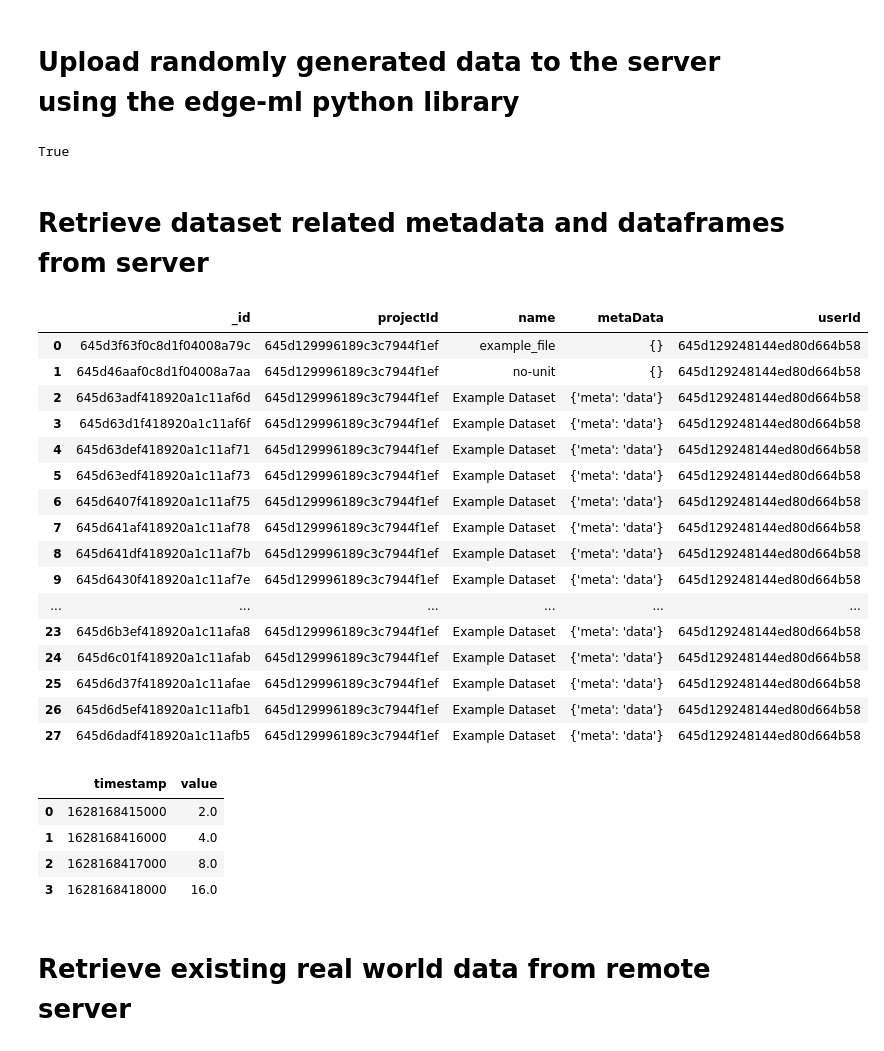
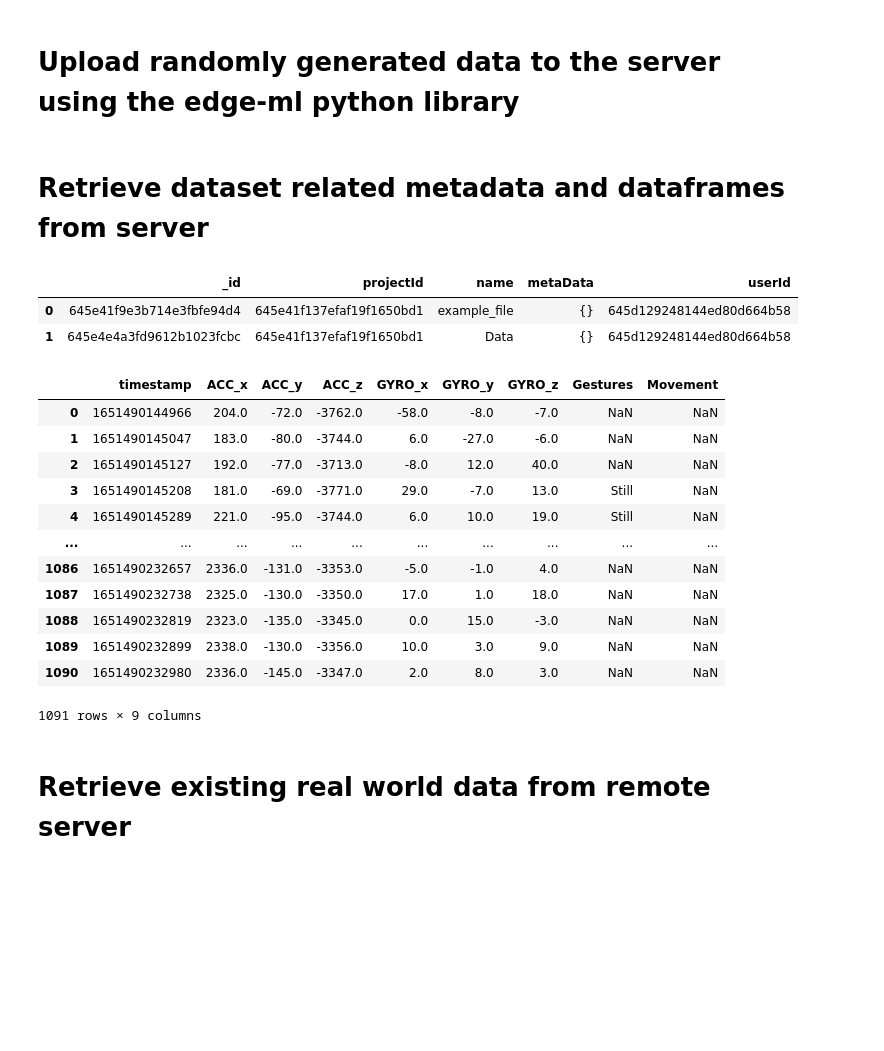
Before and after one commit to edge-ml/python, a Jupyter notebook: notebook.ipynb, the cells around one changed output. Drawn from its saved outputs; the diff is of its cells as text; code cells hidden in the pictures; blank space fills up the shorter version.

Commit message:
Retrieve labeled dataframes

```diff
--- a/notebook.ipynb
+++ b/notebook.ipynb
@@ -13,8 +13,8 @@ The autoreload extension is already loaded. To reload it, use:
 # %% [markdown]
 # Upload randomly generated data to the server using the edge-ml python library
 # %%
-readKey = "e0da63d2292850c65d73208f7aa4a5d6" # Device API-key
-writeKey = '074426a41a118b8c0f896e8c3e2cd070'
+readKey = "094ae190b80815692aa489d4a6b0fb36" # Device API-key
+writeKey = 'a264314f019173f680b0d34f63574d63'
 localUrl = "http://localhost:3004"   # Backend URL
 datasetName = "Example Dataset" # Name of the dataset
 useDeviceTime = False           # Change it to true if you want to use timestamps generated by the server
@@ -22,53 +22,47 @@ startTime = time.time() * 1000  # TODO isn't the use device time name confusing
                                 # the "SERVER" and not the DEVICE?
 
 # create collector object to collect and upload data
-collector = edgeml.DatasetCollector(localUrl,
-                                    writeKey,
-                                    datasetName,
-                                    useDeviceTime, ['Accelerometer', 'Magnetometer'], {'meta': 'data'}, None)
+# collector = edgeml.DatasetCollector(localUrl,
+#                                     writeKey,
+#                                     datasetName,
+#                                     useDeviceTime, ['Accelerometer', 'Magnetometer'], {'meta': 'data'}, None)
 
-# upload randomly generated data to the project using the collector
-for i in range(5000):
-    currentTime = startTime + i * 10
-    await collector.addDataPoint(currentTime, "Accelerometer", random.randint(1,50)/10.0)
-    await collector.addDataPoint(currentTime, "Magnetometer", random.randint(-50,550)/10.0)
+# # upload randomly generated data to the project using the collector
+# for i in range(5000):
+#     currentTime = startTime + i * 10
+#     await collector.addDataPoint(currentTime, "Accelerometer", random.randint(1,50)/10.0)
+#     await collector.addDataPoint(currentTime, "Magnetometer", random.randint(-50,550)/10.0)
 
-# signal data collection is complete
-await collector.onComplete()
+# # signal data collection is complete
+# await collector.onComplete()
-# %% [output]
-True
 # %% [markdown]
 # Retrieve dataset related metadata and dataframes from server
 # %%
 retriever = edgeml.DatasetRetriever(localUrl, readKey)
 
 # Retrieve a general overview of the datasets in the project
 datasets = retriever.getDatasetsInProject(pretty=True)
+display(datasets)
+
 df_datasets = retriever.getDataframes()
-display(retriever.getDataframes()[0][0])
+display(retriever.getDataframes()[1])
 # %% [output]
 |  | _id | projectId | name | metaData | userId |
-| 0 | 645d3f63f0c8d1f04008a79c | 645d129996189c3c7944f1ef | example_file | {} | 645d129248144ed80d664b58 |
-| 1 | 645d46aaf0c8d1f04008a7aa | 645d129996189c3c7944f1ef | no-unit | {} | 645d129248144ed80d664b58 |
-| 2 | 645d63adf418920a1c11af6d | 645d129996189c3c7944f1ef | Example Dataset | {'meta': 'data'} | 645d129248144ed80d664b58 |
-| 3 | 645d63d1f418920a1c11af6f | 645d129996189c3c7944f1ef | Example Dataset | {'meta': 'data'} | 645d129248144ed80d664b58 |
-| 4 | 645d63def418920a1c11af71 | 645d129996189c3c7944f1ef | Example Dataset | {'meta': 'data'} | 645d129248144ed80d664b58 |
-| 5 | 645d63edf418920a1c11af73 | 645d129996189c3c7944f1ef | Example Dataset | {'meta': 'data'} | 645d129248144ed80d664b58 |
-| 6 | 645d6407f418920a1c11af75 | 645d129996189c3c7944f1ef | Example Dataset | {'meta': 'data'} | 645d129248144ed80d664b58 |
-| 7 | 645d641af418920a1c11af78 | 645d129996189c3c7944f1ef | Example Dataset | {'meta': 'data'} | 645d129248144ed80d664b58 |
-| 8 | 645d641df418920a1c11af7b | 645d129996189c3c7944f1ef | Example Dataset | {'meta': 'data'} | 645d129248144ed80d664b58 |
-| 9 | 645d6430f418920a1c11af7e | 645d129996189c3c7944f1ef | Example Dataset | {'meta': 'data'} | 645d129248144ed80d664b58 |
-| ... | ... | ... | ... | ... | ... |
-| 23 | 645d6b3ef418920a1c11afa8 | 645d129996189c3c7944f1ef | Example Dataset | {'meta': 'data'} | 645d129248144ed80d664b58 |
-| 24 | 645d6c01f418920a1c11afab | 645d129996189c3c7944f1ef | Example Dataset | {'meta': 'data'} | 645d129248144ed80d664b58 |
-| 25 | 645d6d37f418920a1c11afae | 645d129996189c3c7944f1ef | Example Dataset | {'meta': 'data'} | 645d129248144ed80d664b58 |
-| 26 | 645d6d5ef418920a1c11afb1 | 645d129996189c3c7944f1ef | Example Dataset | {'meta': 'data'} | 645d129248144ed80d664b58 |
-| 27 | 645d6dadf418920a1c11afb5 | 645d129996189c3c7944f1ef | Example Dataset | {'meta': 'data'} | 645d129248144ed80d664b58 |
+| 0 | 645e41f9e3b714e3fbfe94d4 | 645e41f137efaf19f1650bd1 | example_file | {} | 645d129248144ed80d664b58 |
+| 1 | 645e4e4a3fd9612b1023fcbc | 645e41f137efaf19f1650bd1 | Data | {} | 645d129248144ed80d664b58 |
-|  | timestamp | value |
-| 0 | 1628168415000 | 2.0 |
-| 1 | 1628168416000 | 4.0 |
-| 2 | 1628168417000 | 8.0 |
-| 3 | 1628168418000 | 16.0 |
+|  | timestamp | ACC_x | ACC_y | ACC_z | GYRO_x | GYRO_y | GYRO_z | Gestures | Movement |
+| 0 | 1651490144966 | 204.0 | -72.0 | -3762.0 | -58.0 | -8.0 | -7.0 | NaN | NaN |
+| 1 | 1651490145047 | 183.0 | -80.0 | -3744.0 | 6.0 | -27.0 | -6.0 | NaN | NaN |
+| 2 | 1651490145127 | 192.0 | -77.0 | -3713.0 | -8.0 | 12.0 | 40.0 | NaN | NaN |
+| 3 | 1651490145208 | 181.0 | -69.0 | -3771.0 | 29.0 | -7.0 | 13.0 | Still | NaN |
+| 4 | 1651490145289 | 221.0 | -95.0 | -3744.0 | 6.0 | 10.0 | 19.0 | Still | NaN |
+| ... | ... | ... | ... | ... | ... | ... | ... | ... | ... |
+| 1086 | 1651490232657 | 2336.0 | -131.0 | -3353.0 | -5.0 | -1.0 | 4.0 | NaN | NaN |
+| 1087 | 1651490232738 | 2325.0 | -130.0 | -3350.0 | 17.0 | 1.0 | 18.0 | NaN | NaN |
+| 1088 | 1651490232819 | 2323.0 | -135.0 | -3345.0 | 0.0 | 15.0 | -3.0 | NaN | NaN |
+| 1089 | 1651490232899 | 2338.0 | -130.0 | -3356.0 | 10.0 | 3.0 | 9.0 | NaN | NaN |
+| 1090 | 1651490232980 | 2336.0 | -145.0 | -3347.0 | 2.0 | 8.0 | 3.0 | NaN | NaN |
+1091 rows × 9 columns
 # %% [markdown]
 # Retrieve existing real world data from remote server
 # %%
```
Also changed, not shown: 1 other file.
